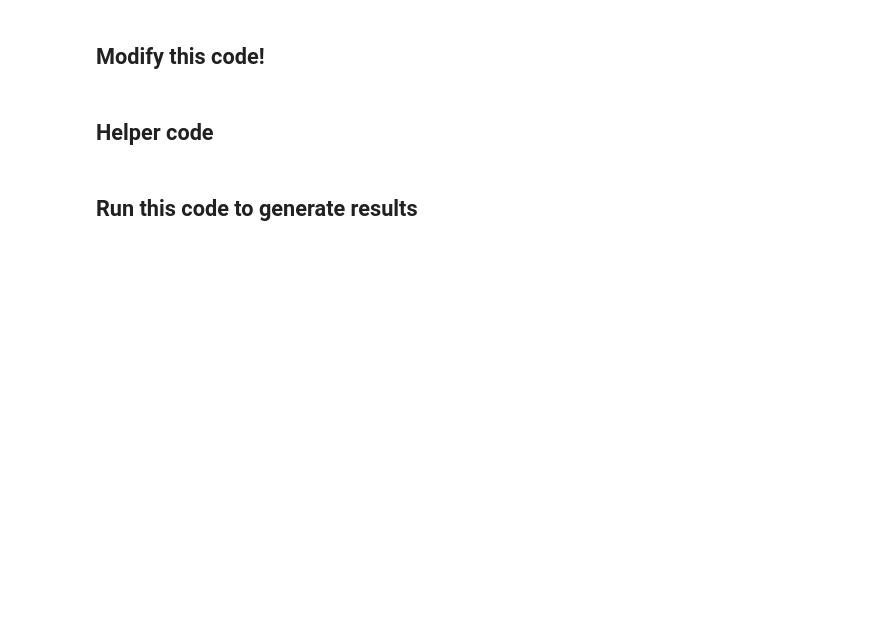
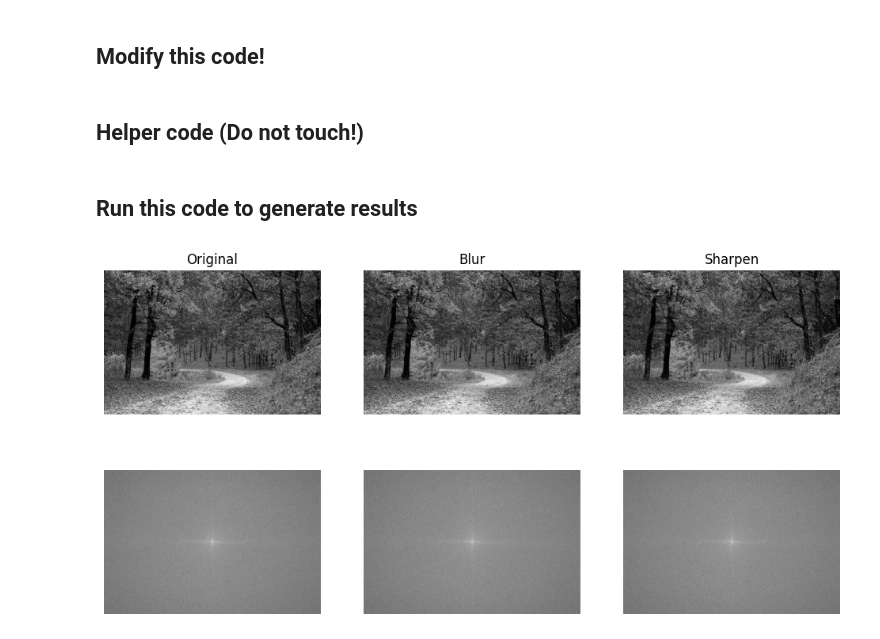
Before and after one commit to horizon-research/CSC259, a Jupyter notebook: Assignment1/assignment1.ipynb, the cells around one changed output. Drawn from its saved outputs; the diff is of its cells as text; code cells hidden in the pictures; blank space fills up the shorter version.

Commit message:
Updated programming assignment 1 with figure picture and wording rephrasing

```diff
--- a/Assignment1/assignment1.ipynb
+++ b/Assignment1/assignment1.ipynb
@@ -32,7 +32,7 @@ def conv2d(img, kernel):
   conv_img = img;
   return conv_img
 # %% [markdown]
-## Helper code
+## Helper code (Do not touch!)
 # %%
 def display(img, id, title, axs):
   # display image
@@ -54,27 +54,29 @@ def display(img, id, title, axs):
 # %% [markdown]
 ## Run this code to generate results
 # %%
-fig,axs = plt.subplots(2,3)
+fig,axs = plt.subplots(2,3, figsize=(12,6))
 
 # read image
 img = imread('fig.jpg')
 # convert RGB to grayscale
 img = np.mean(img, -1);
 
 # display original image and its spectrum
 display(img, 0, 'Original', axs)
 
 # blur convolution
 blur_kernel = np.full((5, 5), 1/25)
 conv_img = conv2d(img, blur_kernel)
 display(conv_img, 1, 'Blur', axs)
 np.savetxt('blur.csv', conv_img)
 
 # sharpening convolution
 sharpen_kernel = np.full((5, 5), -1)
 sharpen_kernel[2][2] = 25
 conv_img = conv2d(img, sharpen_kernel)
 display(conv_img, 2, 'Sharpen', axs)
 np.savetxt('sharpen.csv', conv_img)
 
 plt.show()
+# %% [output]
+[figure, added]
```
Also changed, not shown: parts of 2 cells of this notebook, 2 other files.
